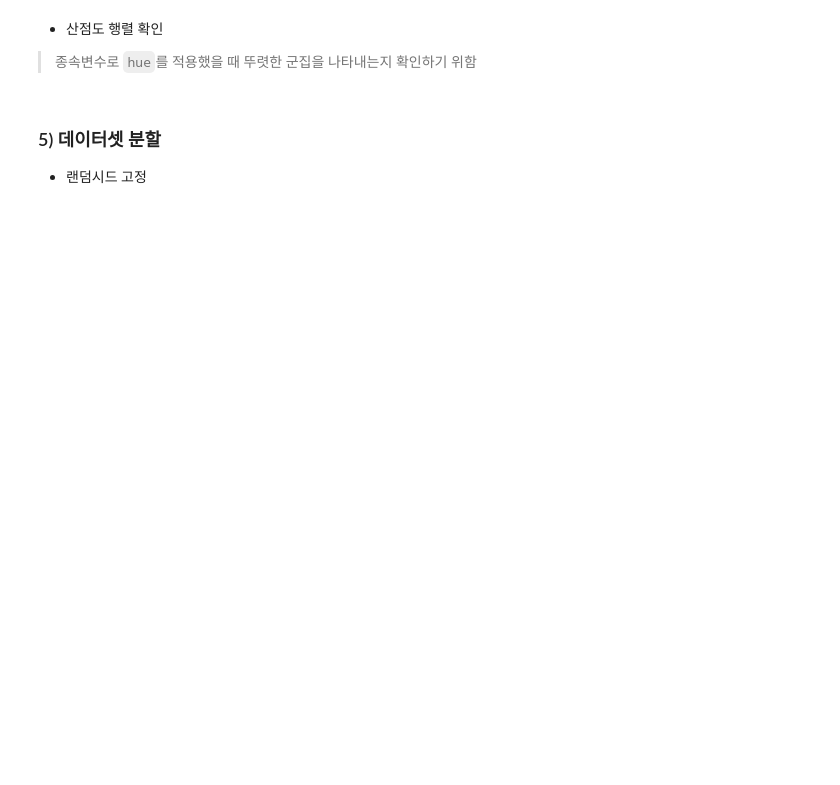
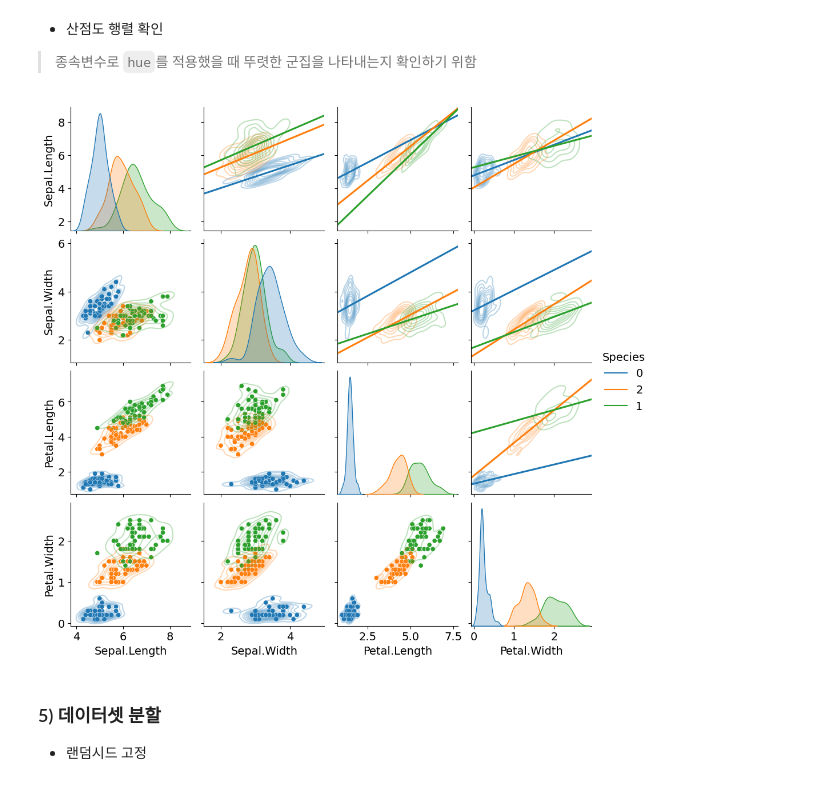
Before and after one commit to dahyoon/data_analysis, a Jupyter notebook: F_데이터마이닝/3_Tensorflow/12_소프트맥스(다항분류).ipynb, the cells around one changed output. Saved outputs shown, nothing was run; the diff lists cells and outputs as text; code cells hidden in the pictures; blank space fills up the shorter version.

```diff
--- a/F_데이터마이닝/3_Tensorflow/12_소프트맥스(다항분류).ipynb
+++ b/F_데이터마이닝/3_Tensorflow/12_소프트맥스(다항분류).ipynb
@@ -67,5 +81,5 @@ print(uni)
 # %% [markdown]
 - 종속변수 라벨링
 # %%
-origin['Species'] = origin['Species'].astype('category').cat.rename_categories('setosa': 0, 'virginica': 1, 'versicolor': 2)
+origin['Species'] = origin['Species'].astype('category').cat.rename_categories({'setosa': 0, 'virginica': 1, 'versicolor': 2})
 origin['Species'].value_counts()
@@ -80,12 +110,14 @@ origin.describe()
 # %%
 ax = sb.pairplot(origin,
                  hue='Species',
                  kind='kde',
                  plot_kws={'alpha': 0.3})
 ax.map_lower(sb.scatterplot)
-ax.map_upper(sb.reglot, scatter=False, truncate=False, ci=False)
+ax.map_upper(sb.regplot, scatter=False, truncate=False, ci=False)
 plt.show()
 plt.close()
+# %% [output]
+[figure, added]
 # %% [markdown]
 ### 5) 데이터셋 분할
 - 랜덤시드 고정
```
Also changed, not shown: parts of 19 cells of this notebook, 20 other files.
